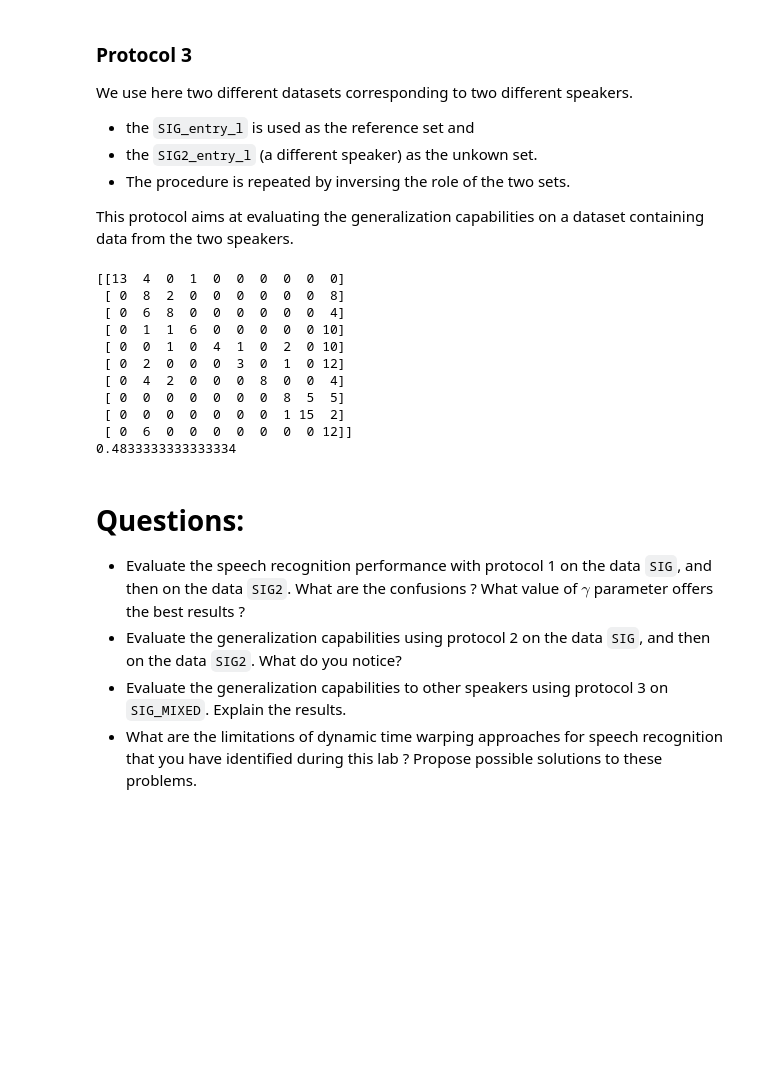
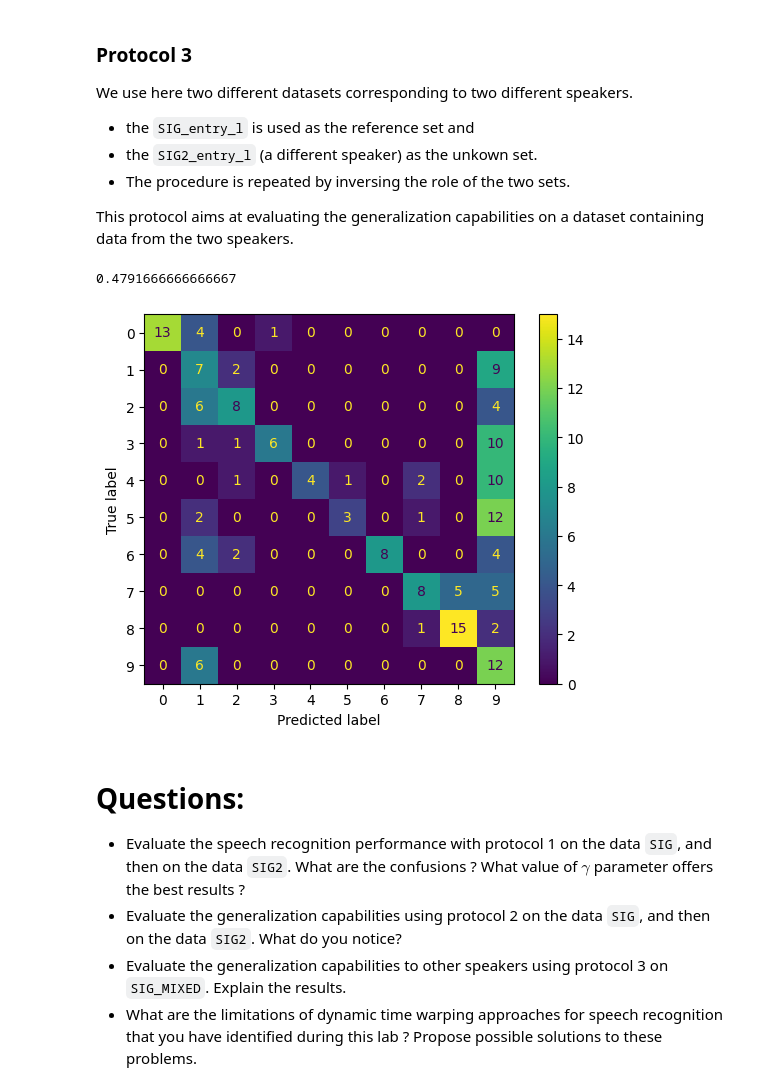
Before and after one commit to iliasslasri/DSP-DL_for_audio, a Jupyter notebook: speech recognition using DTW/Lab_Audio__Speech_DTW__python__2024_05_16__student.ipynb, the cells around one changed output. Cells and saved outputs as stored; diff of their text form; code cells hidden in the pictures; blank space fills up the shorter version.

Commit message:
alignement and evaluation protocols

```diff
--- a/speech recognition using DTW/Lab_Audio__Speech_DTW__python__2024_05_16__student.ipynb
+++ b/speech recognition using DTW/Lab_Audio__Speech_DTW__python__2024_05_16__student.ipynb
@@ -523,7 +533,25 @@ def F_evaluation_recognition(test_set_l, train_set_l, gamma):
 
     if do_student:
         # --- START CODE HERE (05)
-        ...
+
+        ## for every item in test_set_l
+        for i in range(len(test_set_l)):
+            ## compute the distance to each item of train_set_l
+            distance_l = []
+            for j in range(len(train_set_l)):
+                a, b, final_score = F_time_alignment(test_set_l[i]['cepstral_vectors_l'], train_set_l[j]['cepstral_vectors_l'], gamma)
+                distance_l.append(final_score)
+
+            ## select the one with minimum distance
+            arg_min_distance = np.argmin(distance_l)
+            j = train_set_l[arg_min_distance]['label']
+
+            ## update the confusion matrix
+            confusion_m[test_set_l[i]['label'], j] += 1
+
+        ## compute the global accuracy
+        accuracy = np.trace(confusion_m)/len(test_set_l)
+
         # --- END CODE HERE
 
     return confusion_m, accuracy
@@ -600,28 +652,39 @@ We use here two different datasets corresponding to two different speakers.
 - The procedure is repeated by inversing the role of the two sets.
 
 This protocol aims at evaluating the generalization capabilities on a dataset containing data from the two speakers.
-# %%
-if do_student:
-     # --- START CODE HERE (06c)
-    ...
-    # --- END CODE HERE
-
-
-print('')
-print(confusion)
-print(accuracy/2)
-# %% [output]
-[[13  4  0  1  0  0  0  0  0  0]
- [ 0  8  2  0  0  0  0  0  0  8]
- [ 0  6  8  0  0  0  0  0  0  4]
- [ 0  1  1  6  0  0  0  0  0 10]
- [ 0  0  1  0  4  1  0  2  0 10]
- [ 0  2  0  0  0  3  0  1  0 12]
- [ 0  4  2  0  0  0  8  0  0  4]
- [ 0  0  0  0  0  0  0  8  5  5]
- [ 0  0  0  0  0  0  0  1 15  2]
- [ 0  6  0  0  0  0  0  0  0 12]]
-0.4833333333333334
+# %%
+from sklearn.metrics import ConfusionMatrixDisplay
+if do_student:
+    # --- START CODE HERE (06c)
+
+    confusion = np.zeros([10, 10], dtype=int)
+    accuracy = 0
+
+    ref_set_l = SIG_entry_l
+    unknown_set_l = SIG2_entry_l
+
+    confusion_1, accuracy_1 = F_evaluation_recognition(unknown_set_l, ref_set_l, 2)
+
+    ref_set_l = SIG2_entry_l
+    unknown_set_l = SIG_entry_l
+
+    confusion_2, accuracy_2 = F_evaluation_recognition(unknown_set_l, ref_set_l, 2)
+
+    confusion = confusion_1 + confusion_2
+    accuracy = accuracy_1 + accuracy_2
+
+    # --- END CODE HERE
+
+
+print('')
+print(accuracy/2)
+disp = ConfusionMatrixDisplay(confusion_matrix=confusion,
+                              display_labels=np.arange(10))
+disp.plot()
+plt.show()
+# %% [output]
+0.4791666666666667
+[figure, added]
 # %% [markdown]
 # Questions:
 
```
Also changed, not shown: parts of 18 cells of this notebook, 2 other files.
